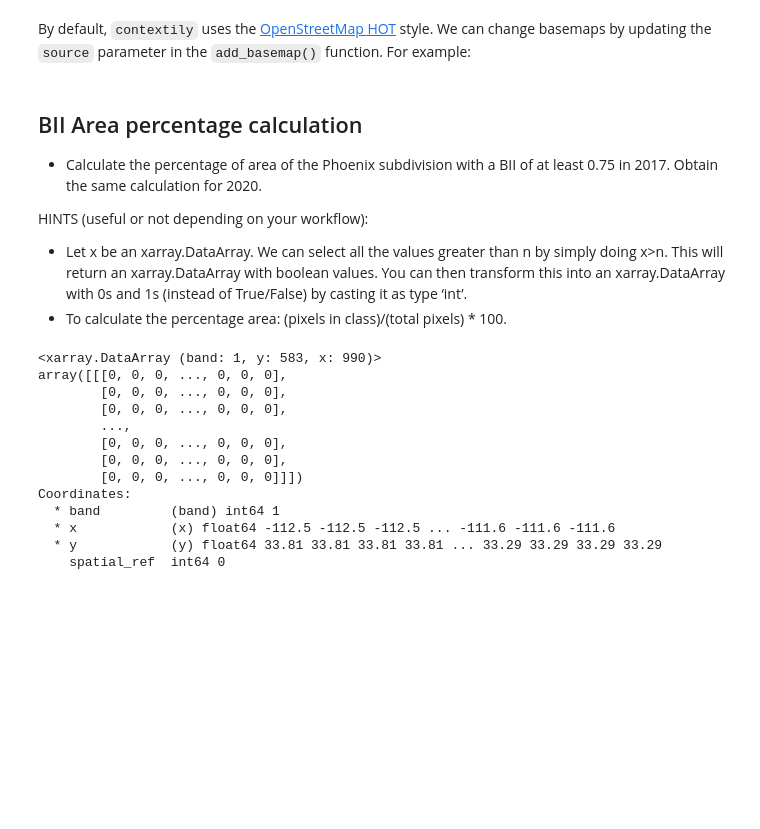
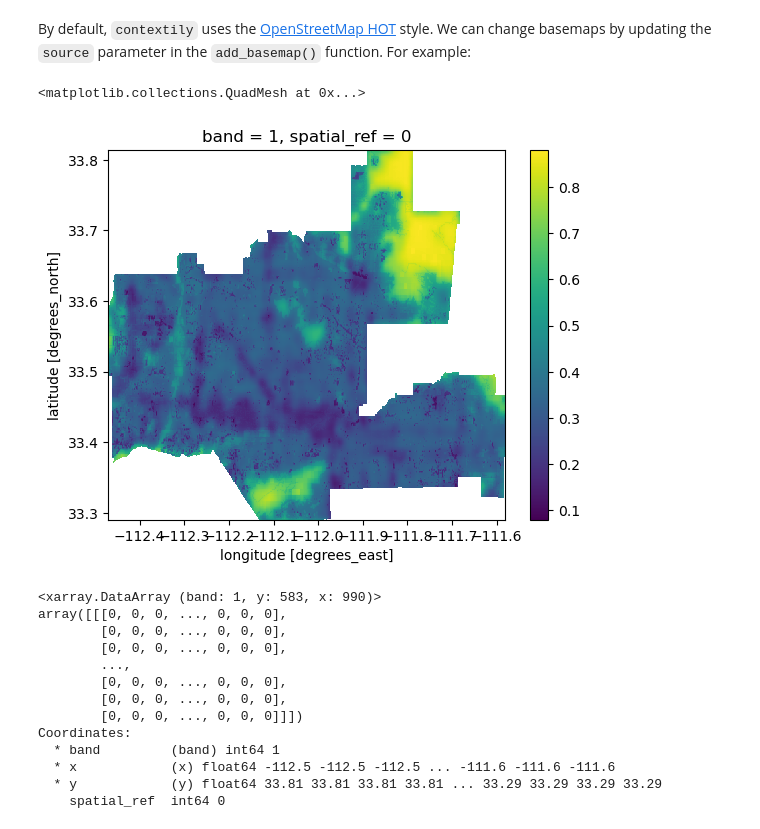
Before and after one commit to annaramji/biodiv-index-phoenix, a Jupyter notebook: biodiversity_index_phoenix.ipynb, the cells around one changed output. Cells and saved outputs as stored; diff of their text form; code cells hidden in the pictures; blank space fills up the shorter version.

```diff
--- a/biodiversity_index_phoenix.ipynb
+++ b/biodiversity_index_phoenix.ipynb
@@ -201,6 +206,8 @@ px_2017_data.plot()
 # %%
 # defining 2020 data asset
 px_2020_asset = px_2020.assets["data"]
+
+px_2020_data = rioxr.open_rasterio(px_2020_asset.href)
 # %%
 px_2017_data.rio.crs
 # %% [output]
@@ -239,12 +241,12 @@ phoenix_clipped.plot()
 [figure]
 # %% [markdown]
 By default, `contextily` uses the [OpenStreetMap HOT](http://map.hotosm.org/) style. We can change basemaps by updating the `source` parameter in the `add_basemap()` function. For example:
-# %% [markdown]
-## BII Area percentage calculation
-- Calculate the percentage of area of the Phoenix subdivision with a BII of at least 0.75 in 2017. Obtain the same calculation for 2020.
-
-HINTS (useful or not depending on your workflow):
-
-- Let x be an xarray.DataArray. We can select all the values greater than n by simply doing x>n. This will return an xarray.DataArray with boolean values. You can then transform this into an xarray.DataArray with 0s and 1s (instead of True/False) by casting it as type ‘int’.
-- To calculate the percentage area: (pixels in class)/(total pixels) * 100.
+# %%
+# performing this same step for the 2020 data:
+phoenix_clipped_2020 =  px_2020_data.rio.clip(phoenix["geometry"])
+
+phoenix_clipped_2020.plot()
+# %% [output]
+<matplotlib.collections.QuadMesh at 0x...>
+[figure, added]
 # %%
```
Also changed, not shown: parts of 16 cells of this notebook, 2 other files.
